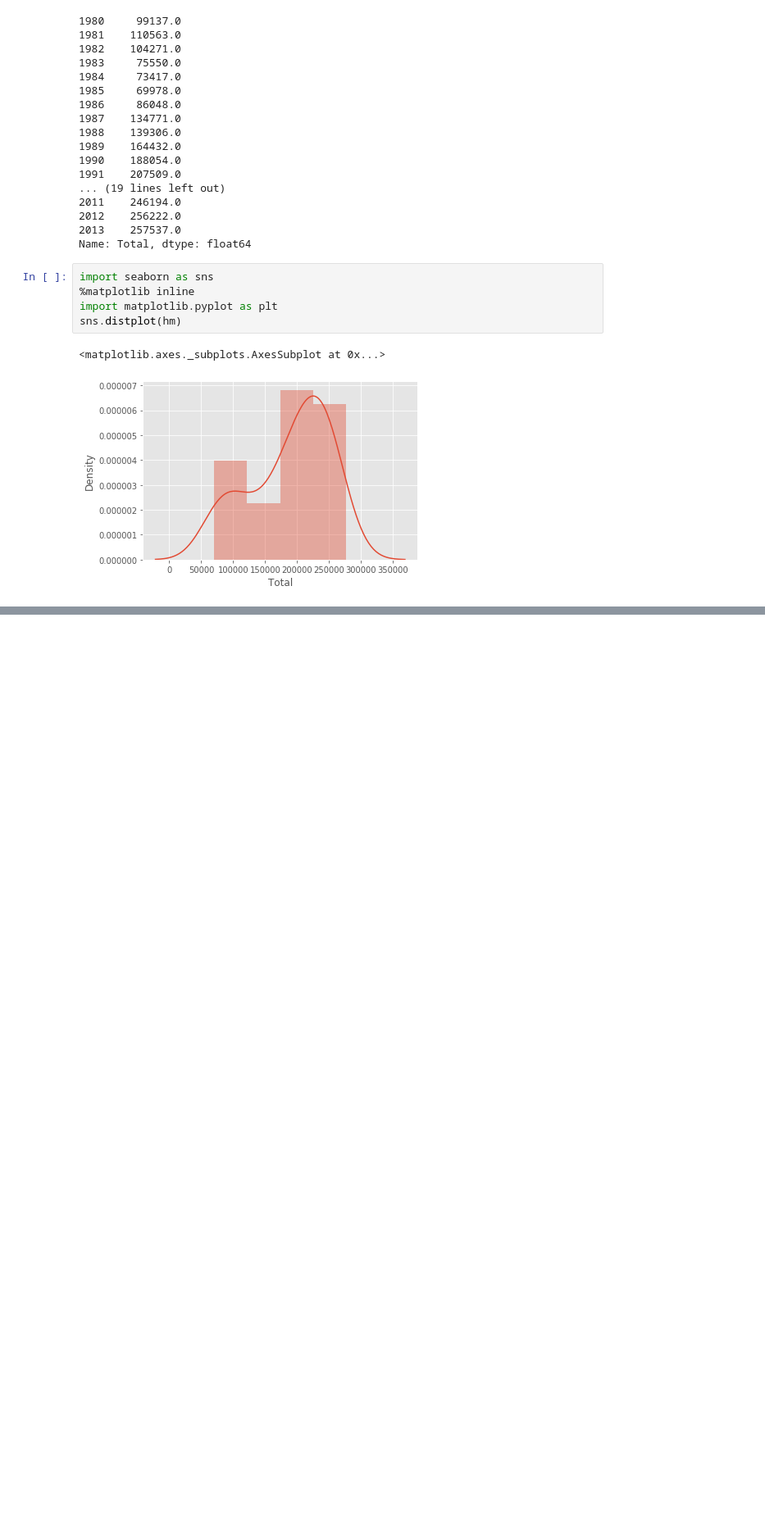
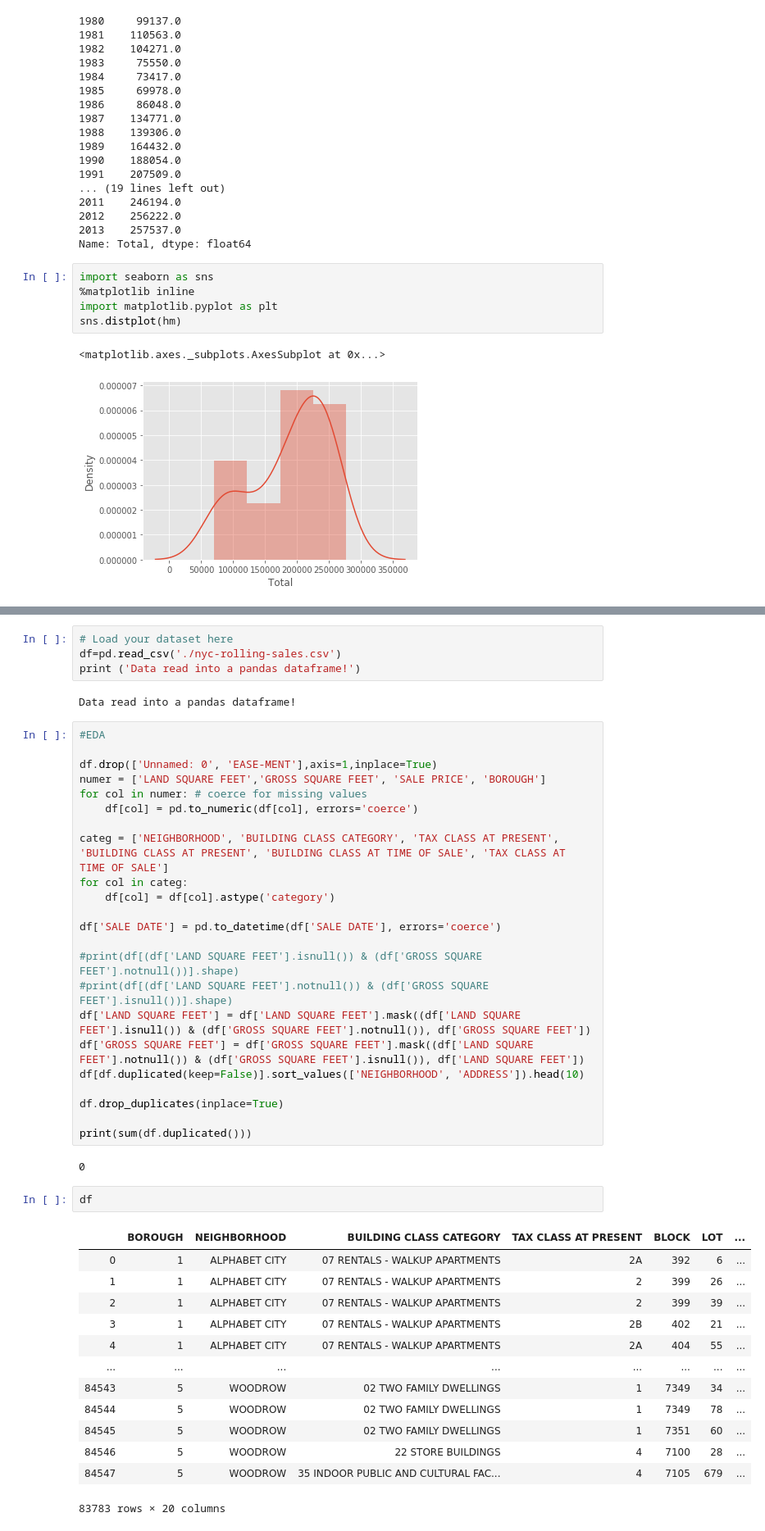
Before and after one commit to pHeesari/Recovery_H8_050, a Jupyter notebook: Statistics_ML.ipynb, the cells around one changed output, grey strips where cells are left out. Shown at 82% size. Saved outputs shown, nothing was run; the diff lists cells and outputs as text; blank space fills up the shorter version.

```diff
--- a/Statistics_ML.ipynb
+++ b/Statistics_ML.ipynb
@@ -215,0 +242,47 @@ sns.distplot(hm)
+# %%
+# Load your dataset here
+df=pd.read_csv('./nyc-rolling-sales.csv')
+print ('Data read into a pandas dataframe!')
+# %% [output]
+Data read into a pandas dataframe!
+# %%
+#EDA
+
+df.drop(['Unnamed: 0', 'EASE-MENT'],axis=1,inplace=True)
+numer = ['LAND SQUARE FEET','GROSS SQUARE FEET', 'SALE PRICE', 'BOROUGH']
+for col in numer: # coerce for missing values
+    df[col] = pd.to_numeric(df[col], errors='coerce')
+
+categ = ['NEIGHBORHOOD', 'BUILDING CLASS CATEGORY', 'TAX CLASS AT PRESENT', 'BUILDING CLASS AT PRESENT', 'BUILDING CLASS AT TIME OF SALE', 'TAX CLASS AT TIME OF SALE']
+for col in categ:
+    df[col] = df[col].astype('category')
+
+df['SALE DATE'] = pd.to_datetime(df['SALE DATE'], errors='coerce')
+
+#print(df[(df['LAND SQUARE FEET'].isnull()) & (df['GROSS SQUARE FEET'].notnull())].shape)
+#print(df[(df['LAND SQUARE FEET'].notnull()) & (df['GROSS SQUARE FEET'].isnull())].shape)
+df['LAND SQUARE FEET'] = df['LAND SQUARE FEET'].mask((df['LAND SQUARE FEET'].isnull()) & (df['GROSS SQUARE FEET'].notnull()), df['GROSS SQUARE FEET'])
+df['GROSS SQUARE FEET'] = df['GROSS SQUARE FEET'].mask((df['LAND SQUARE FEET'].notnull()) & (df['GROSS SQUARE FEET'].isnull()), df['LAND SQUARE FEET'])
+df[df.duplicated(keep=False)].sort_values(['NEIGHBORHOOD', 'ADDRESS']).head(10)
+
+df.drop_duplicates(inplace=True)
+
+print(sum(df.duplicated()))
+# %% [output]
+0
+# %%
+df
+# %% [output]
+|  | BOROUGH | NEIGHBORHOOD | BUILDING CLASS CATEGORY | TAX CLASS AT PRESENT | BLOCK | LOT | ... |
+| 0 | 1 | ALPHABET CITY | 07 RENTALS - WALKUP APARTMENTS | 2A | 392 | 6 | ... |
+| 1 | 1 | ALPHABET CITY | 07 RENTALS - WALKUP APARTMENTS | 2 | 399 | 26 | ... |
+| 2 | 1 | ALPHABET CITY | 07 RENTALS - WALKUP APARTMENTS | 2 | 399 | 39 | ... |
+| 3 | 1 | ALPHABET CITY | 07 RENTALS - WALKUP APARTMENTS | 2B | 402 | 21 | ... |
+| 4 | 1 | ALPHABET CITY | 07 RENTALS - WALKUP APARTMENTS | 2A | 404 | 55 | ... |
+| ... | ... | ... | ... | ... | ... | ... | ... |
+| 84543 | 5 | WOODROW | 02 TWO FAMILY DWELLINGS | 1 | 7349 | 34 | ... |
+| 84544 | 5 | WOODROW | 02 TWO FAMILY DWELLINGS | 1 | 7349 | 78 | ... |
+| 84545 | 5 | WOODROW | 02 TWO FAMILY DWELLINGS | 1 | 7351 | 60 | ... |
+| 84546 | 5 | WOODROW | 22 STORE BUILDINGS | 4 | 7100 | 28 | ... |
+| 84547 | 5 | WOODROW | 35 INDOOR PUBLIC AND CULTURAL FAC... | 4 | 7105 | 679 | ... |
+83783 rows × 20 columns
```
Also changed, not shown: parts of 8 cells of this notebook.
